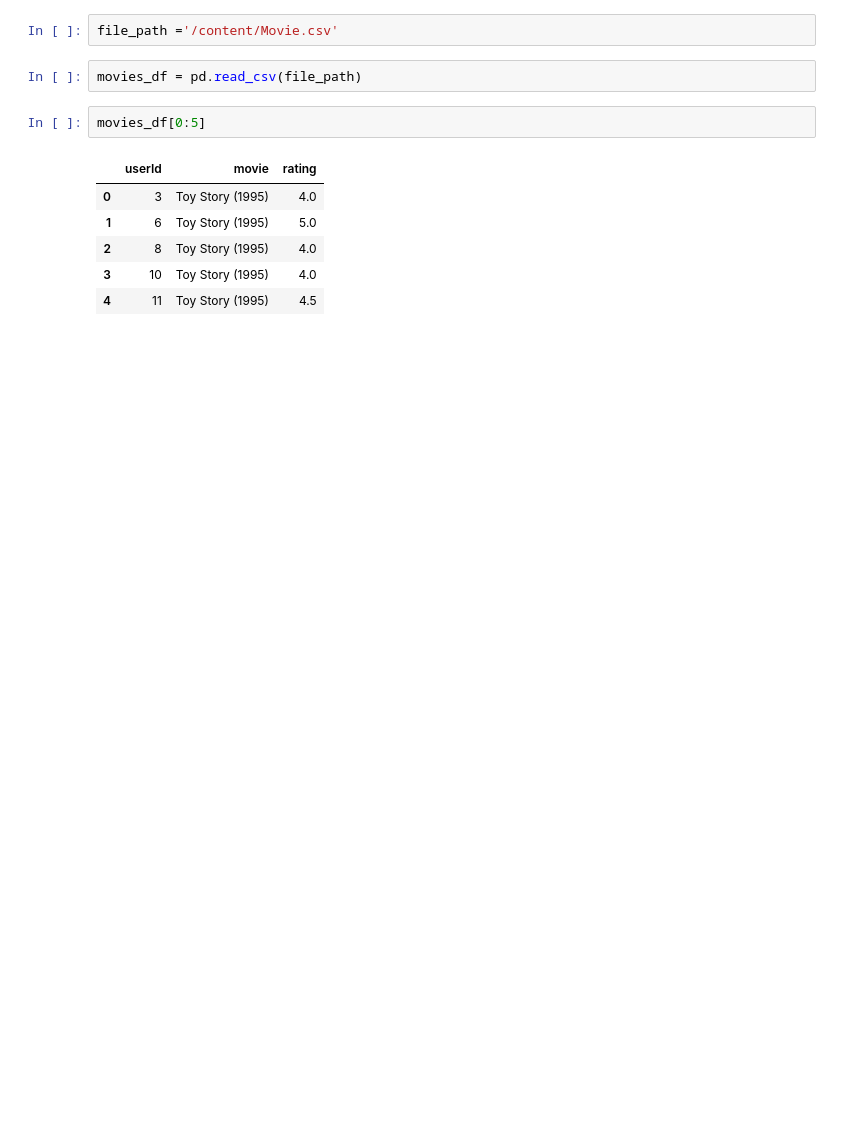
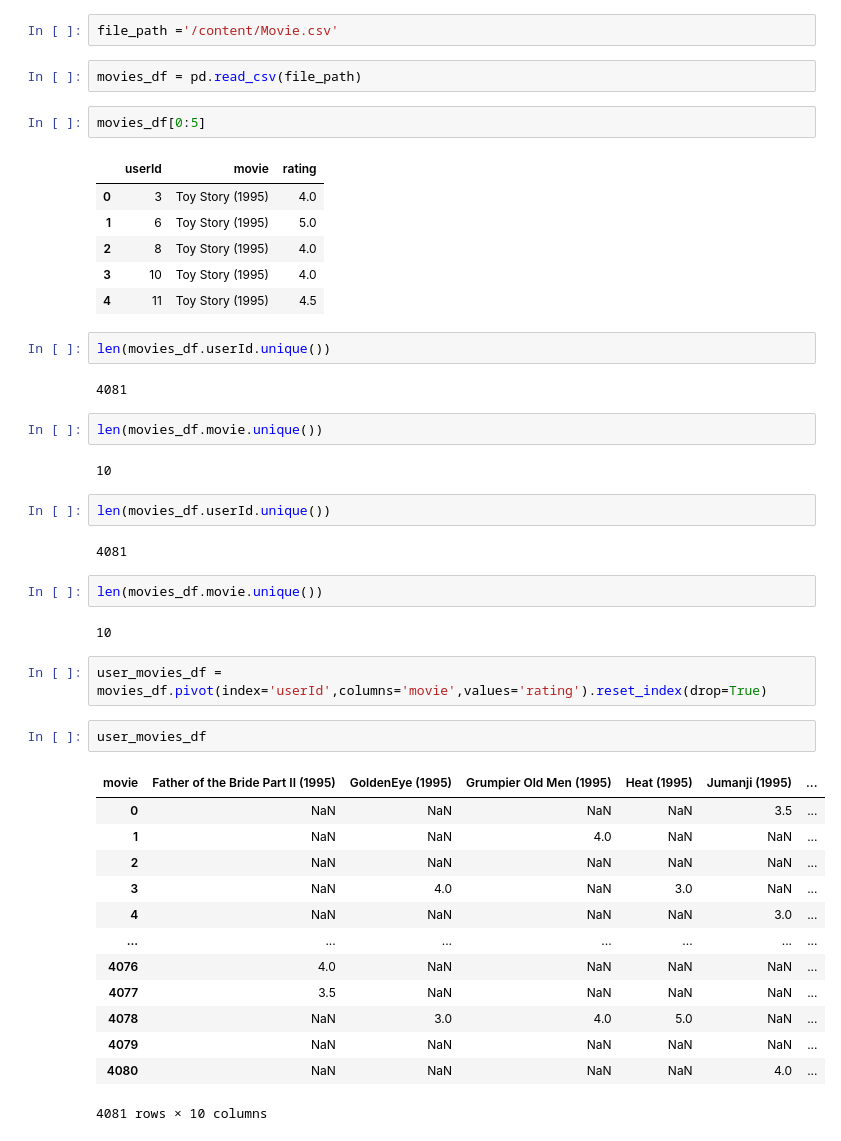
Before and after one commit to bhavagna18/python-basics, a Jupyter notebook: copy_of_recommendtion_.ipynb, the cells around one changed output. Saved outputs shown, nothing was run; the diff lists cells and outputs as text; blank space fills up the shorter version.

```diff
--- a/copy_of_recommendtion_.ipynb
+++ b/copy_of_recommendtion_.ipynb
@@ -20,3 +20,37 @@ movies_df[0:5]
 | 2 | 8 | Toy Story (1995) | 4.0 |
 | 3 | 10 | Toy Story (1995) | 4.0 |
 | 4 | 11 | Toy Story (1995) | 4.5 |
+# %%
+len(movies_df.userId.unique())
+# %% [output]
+4081
+# %%
+len(movies_df.movie.unique())
+# %% [output]
+10
+# %%
+len(movies_df.userId.unique())
+# %% [output]
+4081
+# %%
+len(movies_df.movie.unique())
+# %% [output]
+10
+# %%
+user_movies_df = movies_df.pivot(index='userId',columns='movie',values='rating').reset_index(drop=True)
+# %%
+user_movies_df
+# %% [output]
+| movie | Father of the Bride Part II (1995) | GoldenEye (1995) | Grumpier Old Men (1995) | Heat (1995) | Jumanji (1995) | ... |
+| 0 | NaN | NaN | NaN | NaN | 3.5 | ... |
+| 1 | NaN | NaN | 4.0 | NaN | NaN | ... |
+| 2 | NaN | NaN | NaN | NaN | NaN | ... |
+| 3 | NaN | 4.0 | NaN | 3.0 | NaN | ... |
+| 4 | NaN | NaN | NaN | NaN | 3.0 | ... |
+| ... | ... | ... | ... | ... | ... | ... |
+| 4076 | 4.0 | NaN | NaN | NaN | NaN | ... |
+| 4077 | 3.5 | NaN | NaN | NaN | NaN | ... |
+| 4078 | NaN | 3.0 | 4.0 | 5.0 | NaN | ... |
+| 4079 | NaN | NaN | NaN | NaN | NaN | ... |
+| 4080 | NaN | NaN | NaN | NaN | 4.0 | ... |
+4081 rows × 10 columns
```
Also changed, not shown: parts of 3 cells of this notebook.
